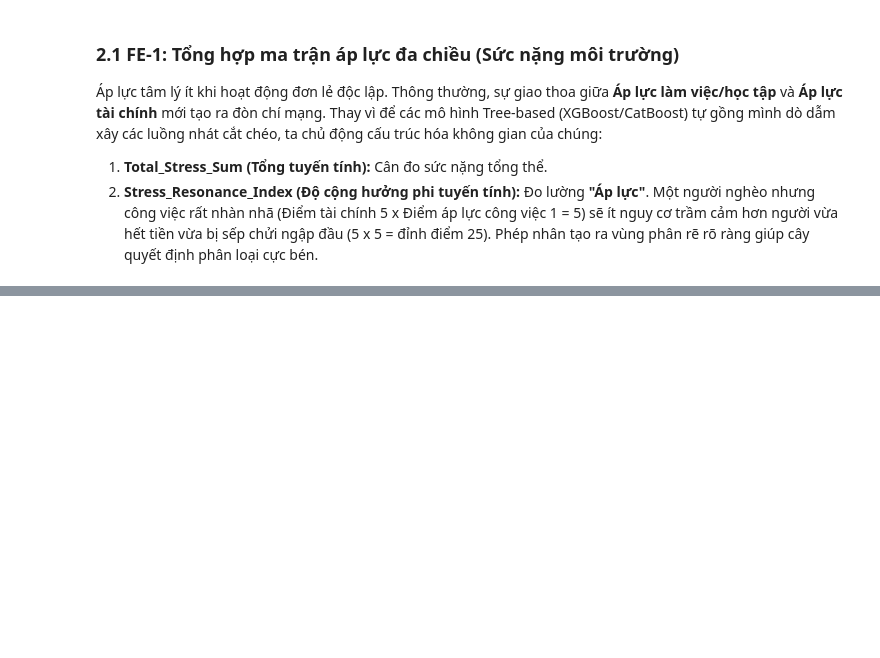
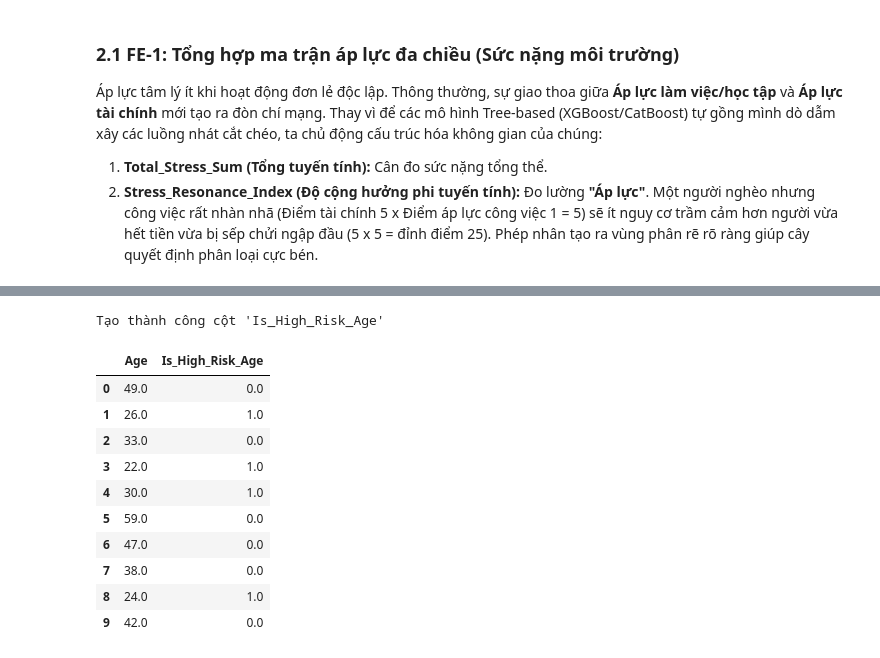
Before and after one commit to s4lt1f0l/Exploring-Mental-Health-Data, a Jupyter notebook: notebooks/02_preprocessing_fe.ipynb, the cells around one changed output, grey strips where cells are left out. Cells and saved outputs as stored; diff of their text form; code cells hidden in the pictures; blank space fills up the shorter version.

```diff
--- a/notebooks/02_preprocessing_fe.ipynb
+++ b/notebooks/02_preprocessing_fe.ipynb
@@ -267,7 +287,7 @@ def consolidate_mnar_features(df):
     # sau gộp thì xóa các cột
     cols_to_drop = [
         'Academic Pressure', 'Work Pressure',
-        'Study Satisfaction', 'Job Satisfaction', 'Profession', 'CGPA', 'Degree'
+        'Study Satisfaction', 'Job Satisfaction',
     ]
     df = df.drop(columns=cols_to_drop, errors='ignore')
     return df
@@ -313,0 +416,33 @@ Số Missing trên cột Overall_Pressure trên tập Train:  29
+# %%
+def create_age_risk_flag(df, min_risk=18, max_risk=30):
+    '''
+        Tạo biến cờ Binary
+        min, max có thể điều chỉnh (dựa vào EDA xác định min_risk=18, max_risk=30)
+    '''
+    df = df.copy()
+    df['Is_High_Risk_Age'] = np.where((df['Age']>=min_risk) & (df['Age'] <= max_risk), 1.0,0.0)
+    df.loc[df['Age'].isna(), 'Is_High_Risk_Age'] = np.nan # nếu chưa có tuổi người đó -> gán NaN -> để KNNImputer xử lý
+    return df
+
+def apply_fe_age_risk(train_data, test_data):
+    X_train = create_age_risk_flag(train_data)
+    X_test = create_age_risk_flag(test_data)
+    print(f"Tạo thành công cột 'Is_High_Risk_Age'")
+    return X_train, X_test
+
+# ====================== CHẠY HÀM ===========================
+X_train, X_test = apply_fe_age_risk(X_train, X_test)
+display(X_train[['Age', 'Is_High_Risk_Age']].head(10))
+# %% [output]
+Tạo thành công cột 'Is_High_Risk_Age'
+|  | Age | Is_High_Risk_Age |
+| 0 | 49.0 | 0.0 |
+| 1 | 26.0 | 1.0 |
+| 2 | 33.0 | 0.0 |
+| 3 | 22.0 | 1.0 |
+| 4 | 30.0 | 1.0 |
+| 5 | 59.0 | 0.0 |
+| 6 | 47.0 | 0.0 |
+| 7 | 38.0 | 0.0 |
+| 8 | 24.0 | 1.0 |
+| 9 | 42.0 | 0.0 |
```
Also changed, not shown: parts of 14 cells of this notebook.
